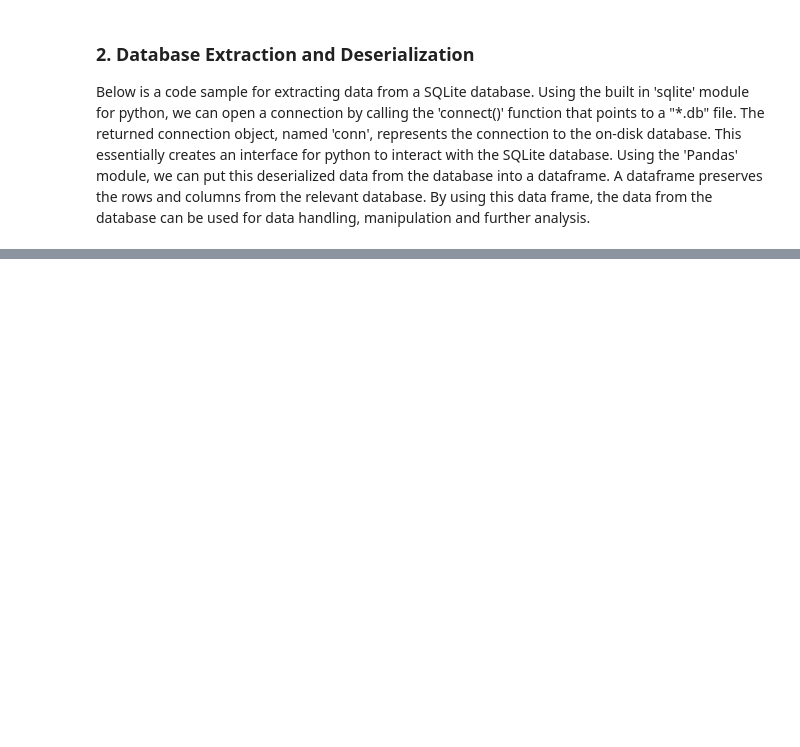
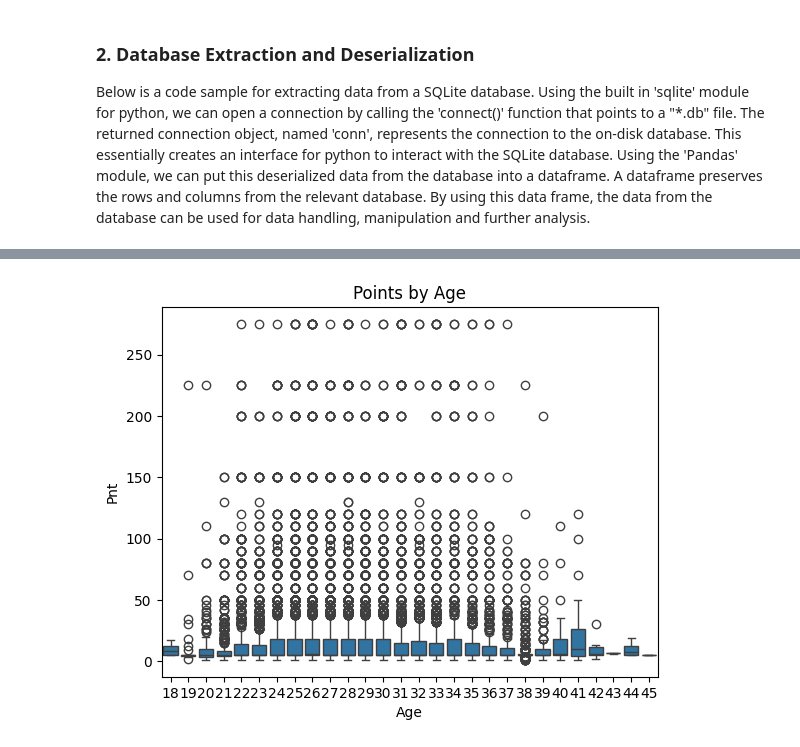
Before and after one commit to thmaz/DatSci_PI7-1, a Jupyter notebook: main.ipynb, the cells around one changed output, grey strips where cells are left out. Saved outputs shown, nothing was run; the diff lists cells and outputs as text; code cells hidden in the pictures; blank space fills up the shorter version.

Commit message:
combined tables ex 3

```diff
--- a/main.ipynb
+++ b/main.ipynb
@@ -158,0 +148,14 @@ ValueError: could not convert string to float: 'DNS'
+# %%
+conn = lite.connect('cycling_big.db')
+
+riders_df = pd.read_sql_query('SELECT * FROM riders;', conn)
+races_df = pd.read_sql_query('SELECT * FROM race_results', conn)
+
+# Let's combine the tables for our sanity sake, so we can use variables from the two tables for analysis
+# We attach rider information to races table, so that every entry in the races will have additional information on the rider
+# rider_id is the key connecting the tables
+df = riders_df.set_index('rider_id').join(races_df.set_index('rider_id'))
+
+conn.close()
+df.describe(include='all')
+df.head(5)
@@ -158,0 +195,6 @@ ValueError: could not convert string to float: 'DNS'
+# %%
+sns.boxplot(x='Age', y='Pnt', data=races_df)
+plt.title('Points by Age')
+plt.show()
+# %% [output]
+[figure, added]
```
Also changed, not shown: parts of 8 cells of this notebook.
